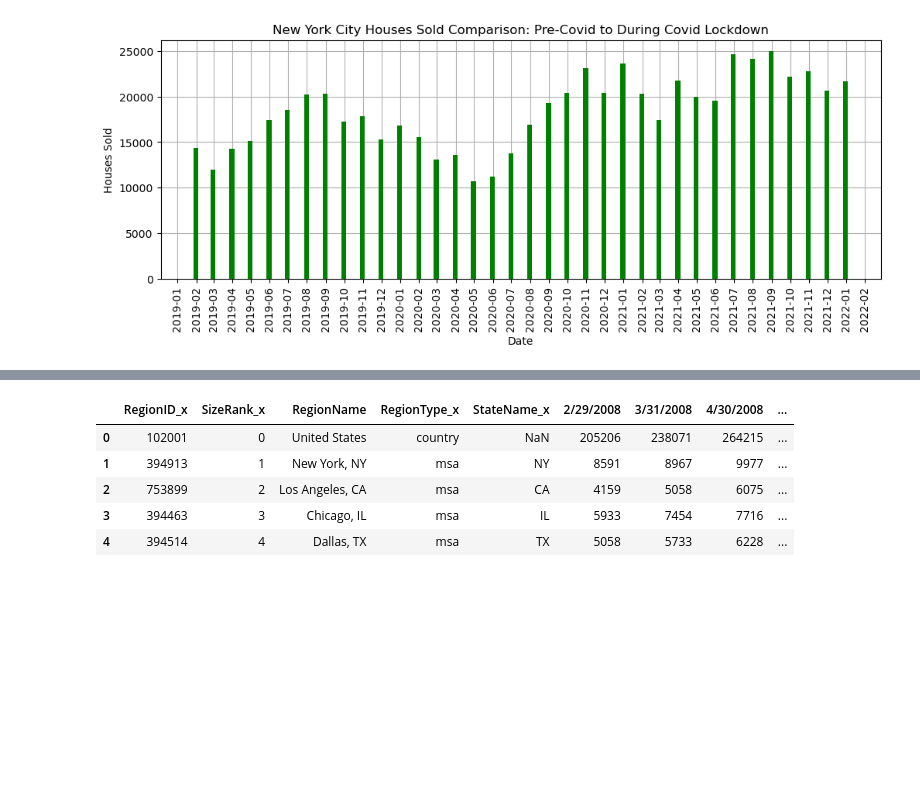
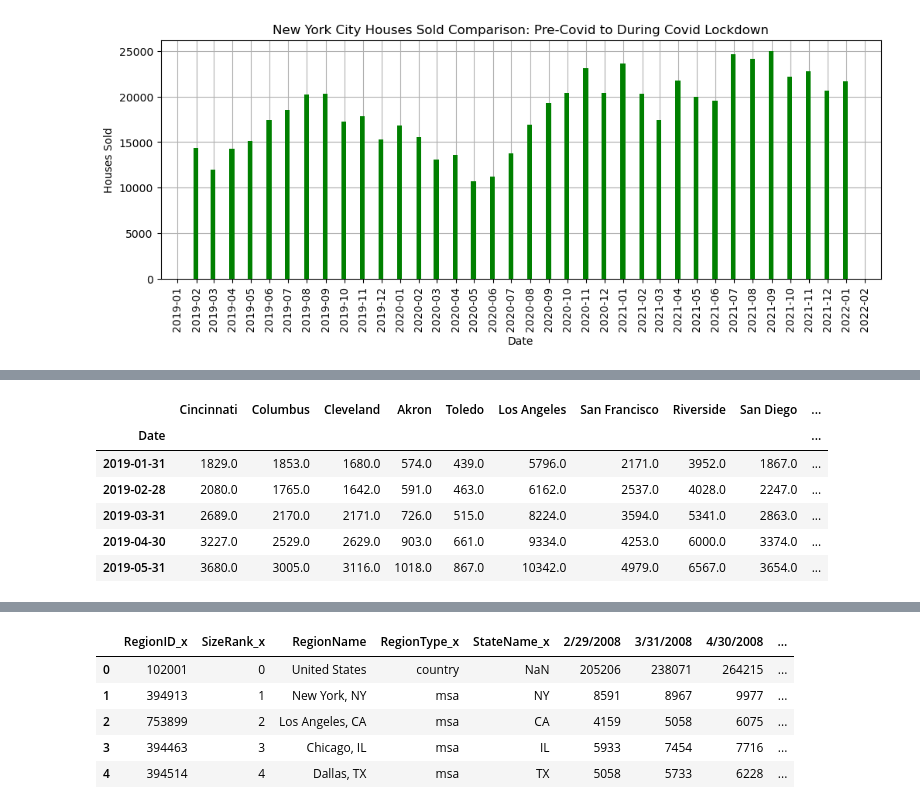
Before and after one commit to McKala1/Project-1, a Jupyter notebook: OSU_AI_Project_1.ipynb, the cells around one changed output, grey strips where cells are left out. Saved outputs shown, nothing was run; the diff lists cells and outputs as text; code cells hidden in the pictures; blank space fills up the shorter version.

```diff
--- a/OSU_AI_Project_1.ipynb
+++ b/OSU_AI_Project_1.ipynb
@@ -609,3 +641,12 @@ plt.show()
 # %%
 covid_sales_df = pd.merge(covid_study_ohio, covid_study_california, left_index=True, right_index=True)
-# covid_sales_df = pd.merge(covid_sales_df, covid_study_nyc, left_index=True, right_index=True)
+covid_sales_df = pd.merge(covid_sales_df, covid_study_nyc, left_index=True, right_index=True)
+covid_sales_df.head()
+# %% [output]
+|  | Cincinnati | Columbus | Cleveland | Akron | Toledo | Los Angeles | San Francisco | Riverside | San Diego | ... |
+| Date |  |  |  |  |  |  |  |  |  | ... |
+| 2019-01-31 | 1829.0 | 1853.0 | 1680.0 | 574.0 | 439.0 | 5796.0 | 2171.0 | 3952.0 | 1867.0 | ... |
+| 2019-02-28 | 2080.0 | 1765.0 | 1642.0 | 591.0 | 463.0 | 6162.0 | 2537.0 | 4028.0 | 2247.0 | ... |
+| 2019-03-31 | 2689.0 | 2170.0 | 2171.0 | 726.0 | 515.0 | 8224.0 | 3594.0 | 5341.0 | 2863.0 | ... |
+| 2019-04-30 | 3227.0 | 2529.0 | 2629.0 | 903.0 | 661.0 | 9334.0 | 4253.0 | 6000.0 | 3374.0 | ... |
+| 2019-05-31 | 3680.0 | 3005.0 | 3116.0 | 1018.0 | 867.0 | 10342.0 | 4979.0 | 6567.0 | 3654.0 | ... |
```
Also changed, not shown: parts of 10 cells of this notebook.
